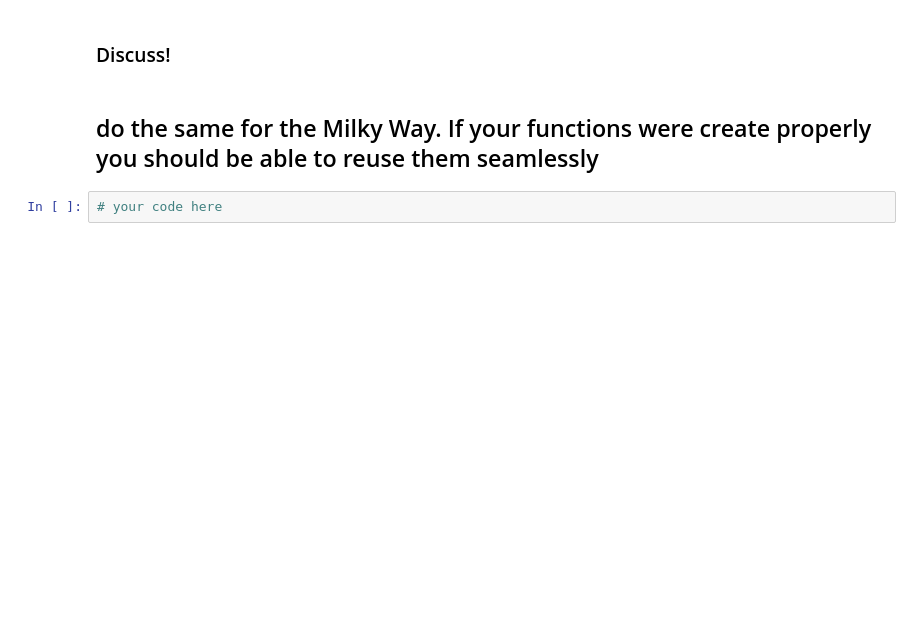
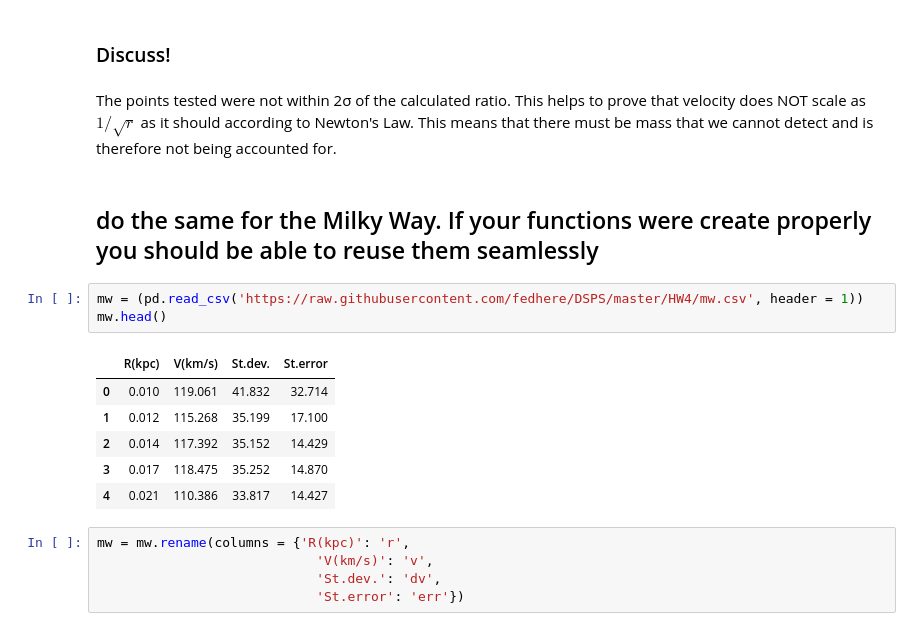
Before and after one commit to fedhere/DSPS_cHarty, a Jupyter notebook: HW4/MWrotCurve_cHarty.ipynb, the cells around one changed output. Saved outputs shown, nothing was run; the diff lists cells and outputs as text; blank space fills up the shorter version.

```diff
--- a/HW4/MWrotCurve_cHarty.ipynb
+++ b/HW4/MWrotCurve_cHarty.ipynb
@@ -287,6 +357,21 @@ def vratios(gal, rds, rd, err='dv'):
 # %% [markdown]
 ### Discuss!
+# %% [markdown]
+The points tested were not within 2σ of the calculated ratio. This helps to prove that velocity does NOT scale as $1/\sqrt{r}$ as it should according to Newton's Law. This means that there must be mass that we cannot detect and is therefore not being accounted for.
 # %% [markdown]
 ## do the same for the Milky Way. If your functions were create properly you should be able to reuse them seamlessly
-# %%
-# your code here
+# %%
+mw = (pd.read_csv('https://raw.githubusercontent.com/fedhere/DSPS/master/HW4/mw.csv', header = 1))
+mw.head()
+# %% [output]
+|  | R(kpc) | V(km/s) | St.dev. | St.error |
+| 0 | 0.010 | 119.061 | 41.832 | 32.714 |
+| 1 | 0.012 | 115.268 | 35.199 | 17.100 |
+| 2 | 0.014 | 117.392 | 35.152 | 14.429 |
+| 3 | 0.017 | 118.475 | 35.252 | 14.870 |
+| 4 | 0.021 | 110.386 | 33.817 | 14.427 |
+# %%
+mw = mw.rename(columns = {'R(kpc)': 'r',
+                            'V(km/s)': 'v',
+                            'St.dev.': 'dv',
+                            'St.error': 'err'})
```
Also changed, not shown: parts of 13 cells of this notebook.
